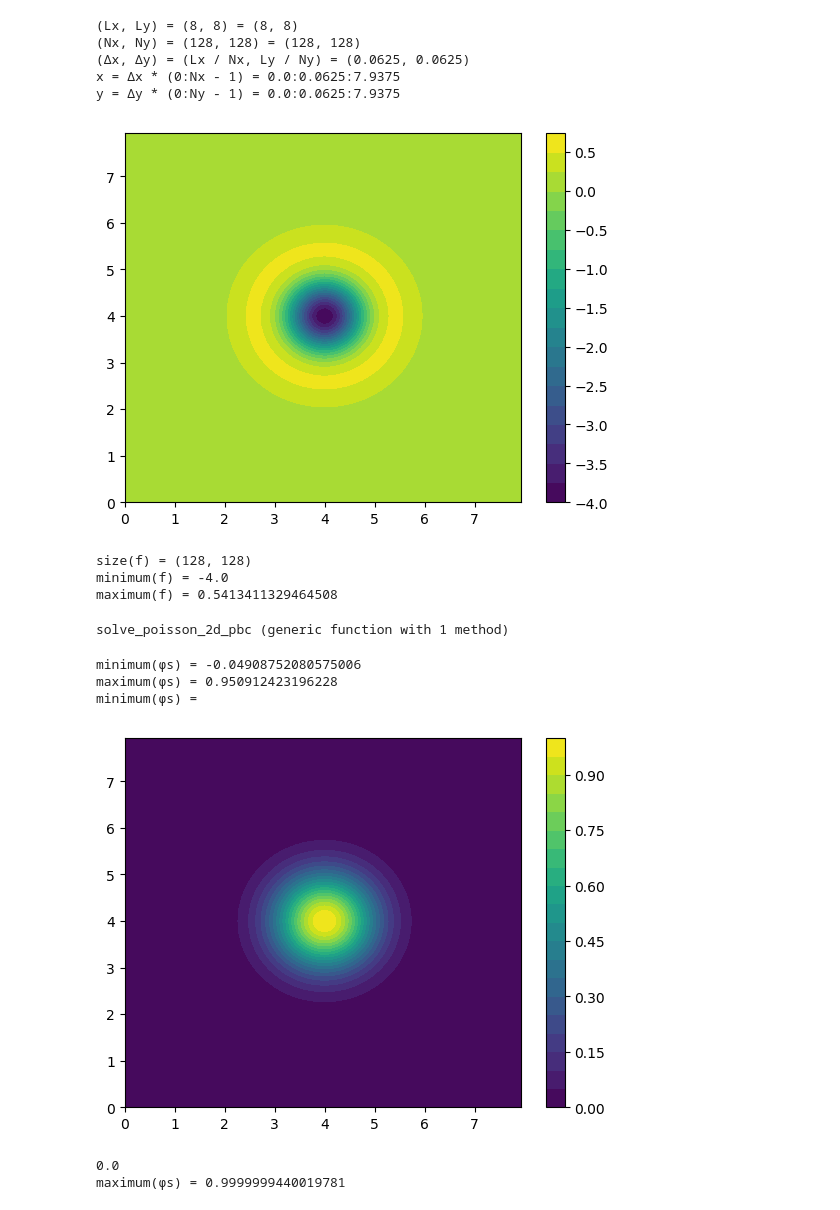
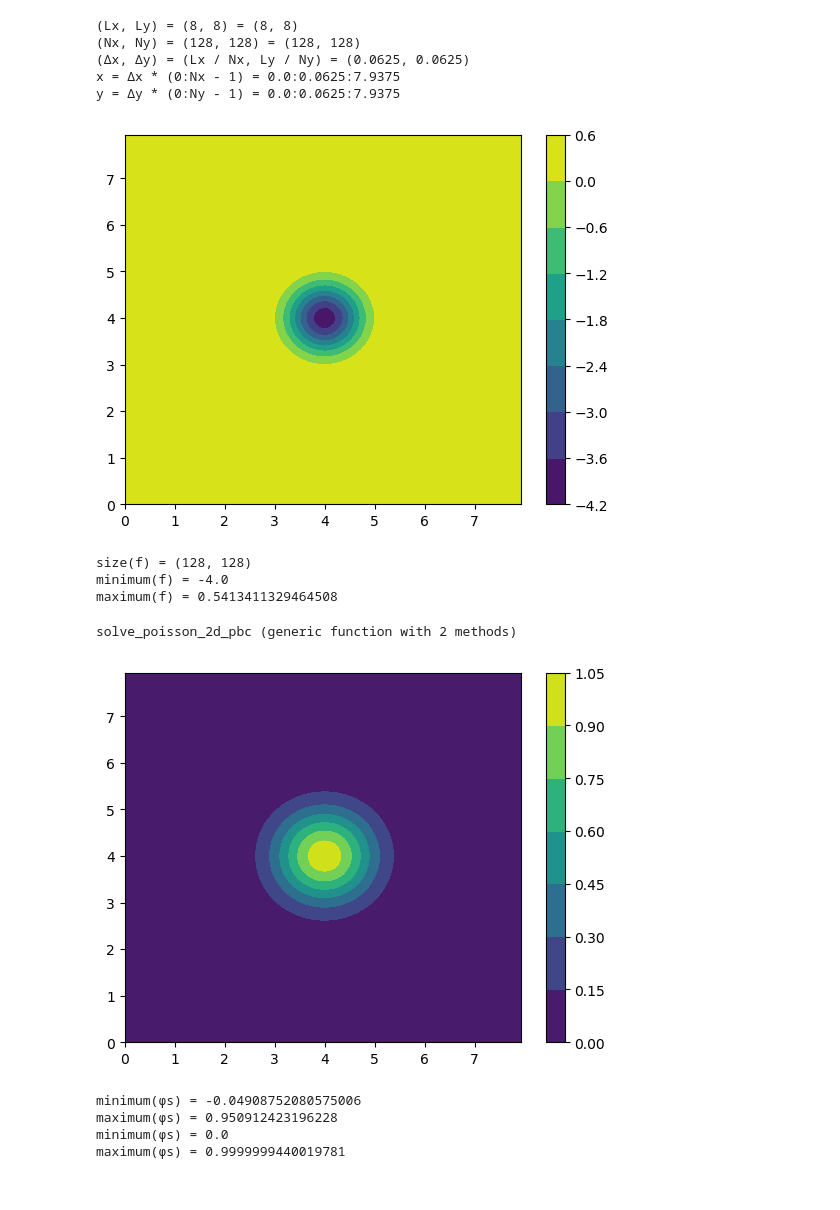
Before and after one commit to ali-ramadhan/random-jupyter-notebooks, a Jupyter notebook: OceanDispatch.jl/2D Fourier-spectral solver for Poisson's equation with periodic boundary conditions.ipynb, the cells around one changed output. Drawn from its saved outputs; the diff is of its cells as text; code cells hidden in the pictures.

```diff
--- a/OceanDispatch.jl/2D Fourier-spectral solver for Poisson's equation with periodic boundary conditions.ipynb
+++ b/OceanDispatch.jl/2D Fourier-spectral solver for Poisson's equation with periodic boundary conditions.ipynb
@@ -20,15 +25,15 @@ y = Δy * (0:Ny - 1) = 0.0:0.0625:7.9375
 # %%
 # f = @. exp(- 0.1 * ( (x - Lx/2)^2 + (y - Ly/2)'^2));
 x′ = @. x - Lx/2;
 y′ = @. y - Ly/2;
 f = @. 4 * (x′^2 + y′'^2 - 1) * exp(-(x′^2 + y′'^2))
 ϕa = @. exp(-(x′^2 + y′'^2))
 @show size(f);
 @show minimum(f);
 @show maximum(f);
-PyPlot.contourf(x, y, f, levels=20); PyPlot.colorbar();
+PyPlot.contourf(x, y, f); PyPlot.colorbar();
 # %% [output]
-[figure, old version]
+[figure, new version]
 size(f) = (128, 128)
 minimum(f) = -4.0
 maximum(f) = 0.5413411329464508
@@ -67,7 +72,7 @@ end
 ϕs = FFTW.ifft(ϕh)
 PyPlot.contourf(x, y, ϕs, levels=20); PyPlot.colorbar();
 # %%
-function solve_poisson_2d_pbc(f, Lx, Ly)
+function solve_poisson_2d_pbc(f, Lx, Ly, wavenumbers=:second_order)
     Nx, Ny = size(f)  # Number of grid points (excluding the periodic end point).
 
     # Forward transform the real-valued source term.
@@ -83,9 +88,18 @@ function solve_poisson_2d_pbc(f, Lx, Ly)
     i2 = Int(-Nx/2+1):-1
     j1 = 0:Int(Ny/2)
     j2 = Int(-Ny/2+1):-1
-    kx = reshape((2π/Lx) * cat(i1, i2, dims=1), (Nx, 1))
-    ky = reshape((2π/Ly) * cat(j1, j2, dims=1), (1, Ny))
-    k² = @. kx^2 + ky^2
+
+    if wavenumbers == :second_order
+        Δx = Lx/Nx
+        Δy = Ly/Ny
+        kx² = reshape((4/Δx^2) .* sin.( (π/Nx) .* cat(i1, i2, dims=1)).^2, (Nx, 1))
+        ky² = reshape((4/Δy^2) .* sin.( (π/Ny) .* cat(j1, j2, dims=1)).^2, (1, Ny))
+        k² = @. kx² + ky²
+    elseif wavenumbers == :analytic
+        kx = reshape((2π/Lx) * cat(i1, i2, dims=1), (Nx, 1))
+        ky = reshape((2π/Ly) * cat(j1, j2, dims=1), (1, Ny))
+        k² = @. kx^2 + ky^2
+    end
 
     ϕh = - fh ./ k²[1:Int(Nx/2 + 1), :]
 
@@ -96,22 +110,21 @@ function solve_poisson_2d_pbc(f, Lx, Ly)
     ϕ = FFTW.irfft(ϕh, Nx)
 end
 # %% [output]
-solve_poisson_2d_pbc (generic function with 1 method)
+solve_poisson_2d_pbc (generic function with 2 methods)
 # %%
-ϕs = solve_poisson_2d_pbc(f, Lx, Ly)
+ϕs = solve_poisson_2d_pbc(f, Lx, Ly, :analytic)
 @show minimum(ϕs)
 @show maximum(ϕs)
 ϕs = ϕs .- minimum(ϕs)
 @show minimum(ϕs)
 @show maximum(ϕs)
-PyPlot.contourf(x, y, ϕs .- minimum(ϕs), levels=20); PyPlot.colorbar();
+PyPlot.contourf(x, y, ϕs .- minimum(ϕs)); PyPlot.colorbar();
 # %% [output]
+[figure, new version]
 minimum(ϕs) = -0.04908752080575006
 maximum(ϕs) = 0.950912423196228
-minimum(ϕs) =
+minimum(ϕs) = 0.0
+maximum(ϕs) = 0.9999999440019781
-[figure, old version]
-0.0
-maximum(ϕs) = 0.9999999440019781
 # %%
 x″ = Δx * (0:(2*Nx-1))
 y″ = Δy * (0:(2*Ny-1))
```
Also changed, not shown: parts of 12 cells of this notebook.
